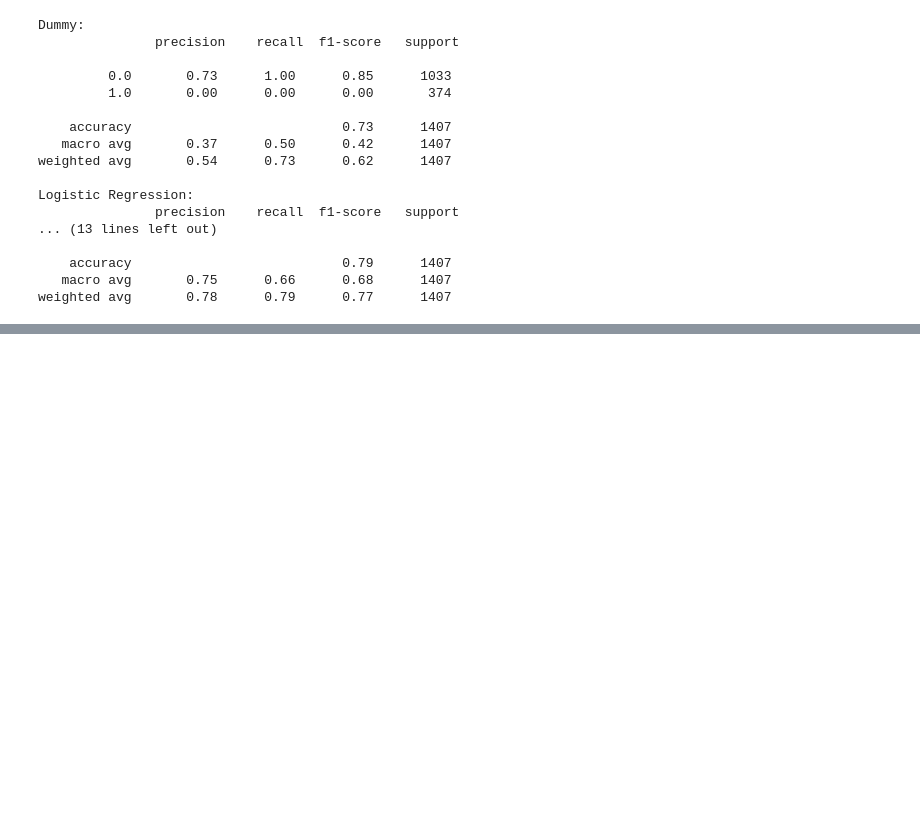
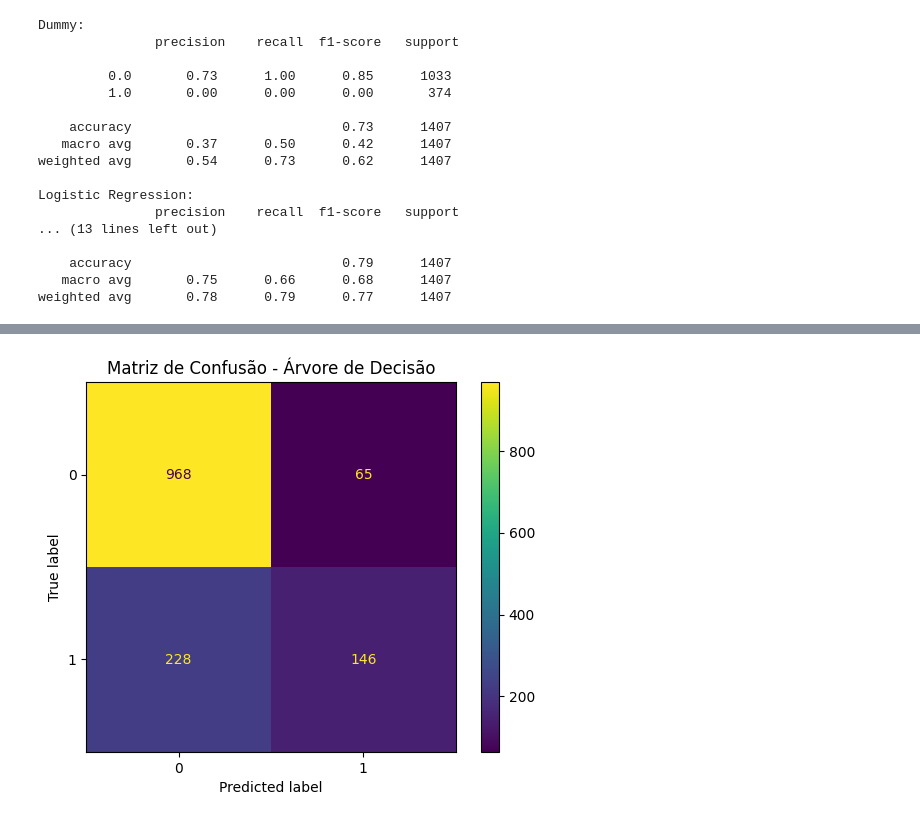
Before and after one commit to RaySilvaP/TelecomX-2, a Jupyter notebook: TelecomX2.ipynb, the cells around one changed output, grey strips where cells are left out. Cells and saved outputs as stored; diff of their text form; code cells hidden in the pictures; blank space fills up the shorter version.

```diff
--- a/TelecomX2.ipynb
+++ b/TelecomX2.ipynb
@@ -175,0 +213,9 @@ weighted avg       0.78      0.79      0.77      1407
+# %%
+cm_tree = confusion_matrix(y_test, y_tree_pred)
+
+disp = ConfusionMatrixDisplay(confusion_matrix=cm_tree)
+disp.plot()
+plt.title("Matriz de Confusão - Árvore de Decisão")
+plt.show()
+# %% [output]
+[figure, added]
```
Also changed, not shown: parts of 16 cells of this notebook.
